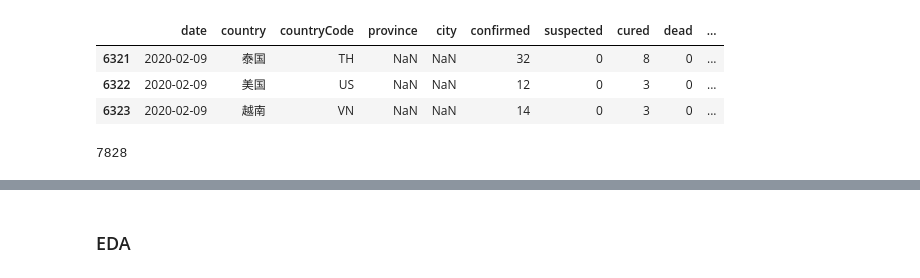
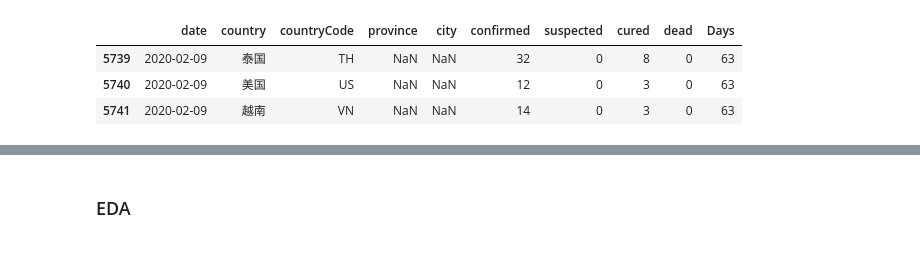
Before and after one commit to docligot/CoronaTracker-simulteModel, a Jupyter notebook: baseline-regression/Baseline_model.ipynb, the cells around one changed output, grey strips where cells are left out. Drawn from its saved outputs; the diff is of its cells as text; code cells hidden in the pictures.

```diff
--- a/baseline-regression/Baseline_model.ipynb
+++ b/baseline-regression/Baseline_model.ipynb
@@ -44,14 +43,15 @@ Wall time: 7.75 s
 # %%
 ## Load data
-DXYArea = pd.read_csv("../data/DXYArea.csv")
-DXYArea = add_days(DXYArea) # add the number of days after 2019-12-08
-DXYArea.tail(3) # check new
+df = pd.read_csv("../data/DXYArea.csv")
+"""
+Data Cleaning
+"""
+df = df[df['date'] != df['date'].max()] # remove todays' records (since it can be incompleted)
+df = add_days(df) # add the number of days after 2019-12-08
+
+df.tail(3) # check new
 # %% [output]
-|  | date | country | countryCode | province | city | confirmed | suspected | cured | dead | ... |
-| 6321 | 2020-02-09 | 泰国 | TH | NaN | NaN | 32 | 0 | 8 | 0 | ... |
-| 6322 | 2020-02-09 | 美国 | US | NaN | NaN | 12 | 0 | 3 | 0 | ... |
-| 6323 | 2020-02-09 | 越南 | VN | NaN | NaN | 14 | 0 | 3 | 0 | ... |
+|  | date | country | countryCode | province | city | confirmed | suspected | cured | dead | Days |
+| 5739 | 2020-02-09 | 泰国 | TH | NaN | NaN | 32 | 0 | 8 | 0 | 63 |
+| 5740 | 2020-02-09 | 美国 | US | NaN | NaN | 12 | 0 | 3 | 0 | 63 |
+| 5741 | 2020-02-09 | 越南 | VN | NaN | NaN | 14 | 0 | 3 | 0 | 63 |
-# %%
-len(DXYArea)
-# %% [output]
-7828
```
Also changed, not shown: parts of 16 cells of this notebook, 8 other files.
